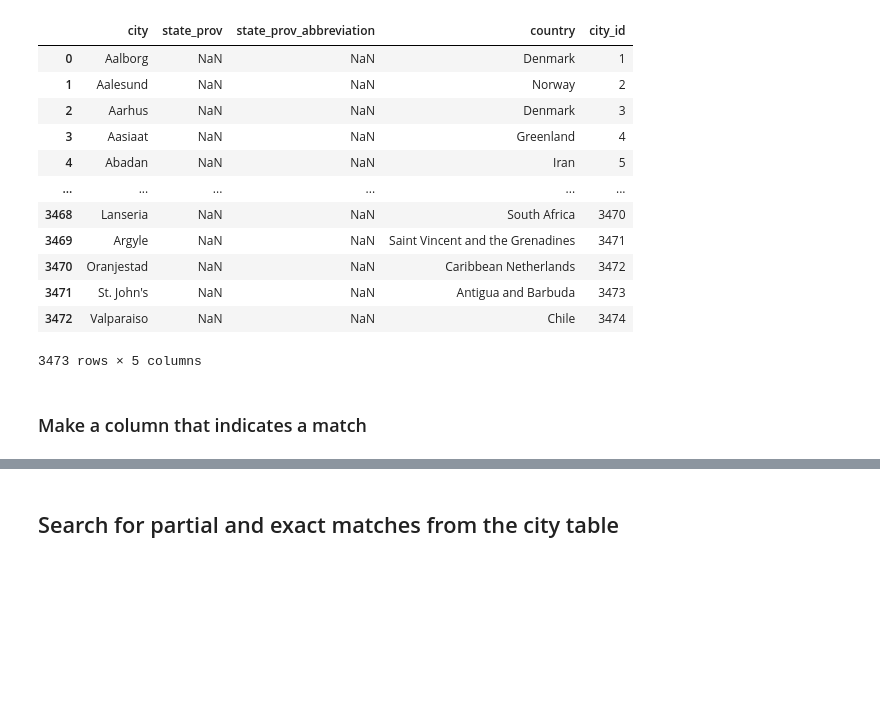
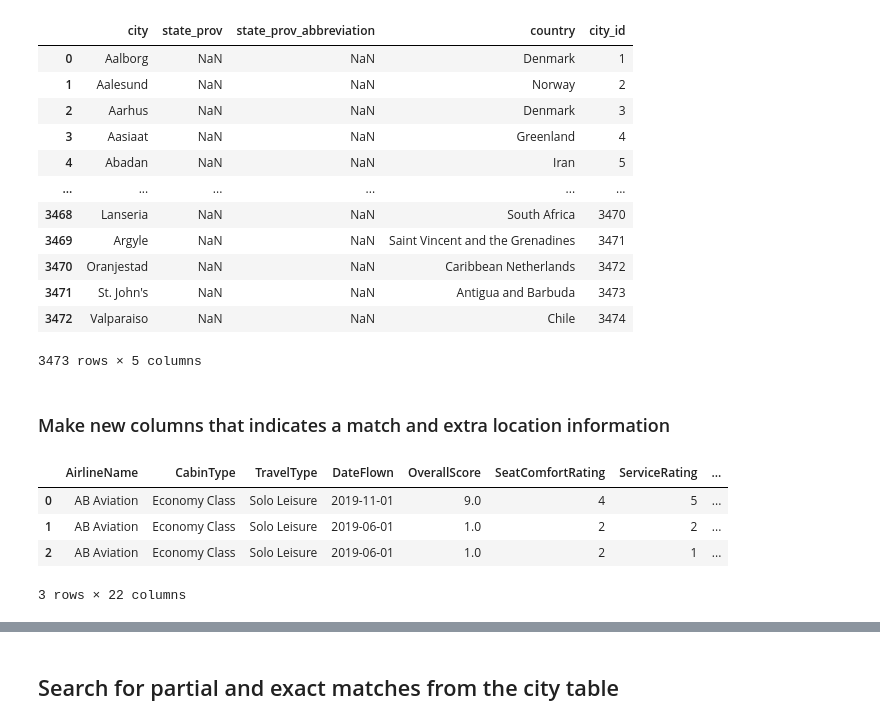
Before and after one commit to paulabondoc/airline-ratings-data-project, a Jupyter notebook: Script1 - Data_cleaning.ipynb, the cells around one changed output, grey strips where cells are left out. Saved outputs shown, nothing was run; the diff lists cells and outputs as text; code cells hidden in the pictures; blank space fills up the shorter version.

```diff
--- a/Script1 - Data_cleaning.ipynb
+++ b/Script1 - Data_cleaning.ipynb
@@ -980,7 +985,7 @@ cities
 airports_modified = airports.copy()
 cities_modified = cities.copy()
 # %% [markdown]
-### Make a column that indicates a match
+### Make new columns that indicates a match and extra location information
 # %%
 import numpy as np
 dataset_origin_destination['Match'] = np.nan
@@ -986,0 +994,8 @@ dataset_origin_destination['Match'] = np.nan
+# %%
+dataset_origin_destination.head(3)
+# %% [output]
+|  | AirlineName | CabinType | TravelType | DateFlown | OverallScore | SeatComfortRating | ServiceRating | ... |
+| 0 | AB Aviation | Economy Class | Solo Leisure | 2019-11-01 | 9.0 | 4 | 5 | ... |
+| 1 | AB Aviation | Economy Class | Solo Leisure | 2019-06-01 | 1.0 | 2 | 2 | ... |
+| 2 | AB Aviation | Economy Class | Solo Leisure | 2019-06-01 | 1.0 | 2 | 1 | ... |
+3 rows × 22 columns
```
Also changed, not shown: parts of 16 cells of this notebook.
